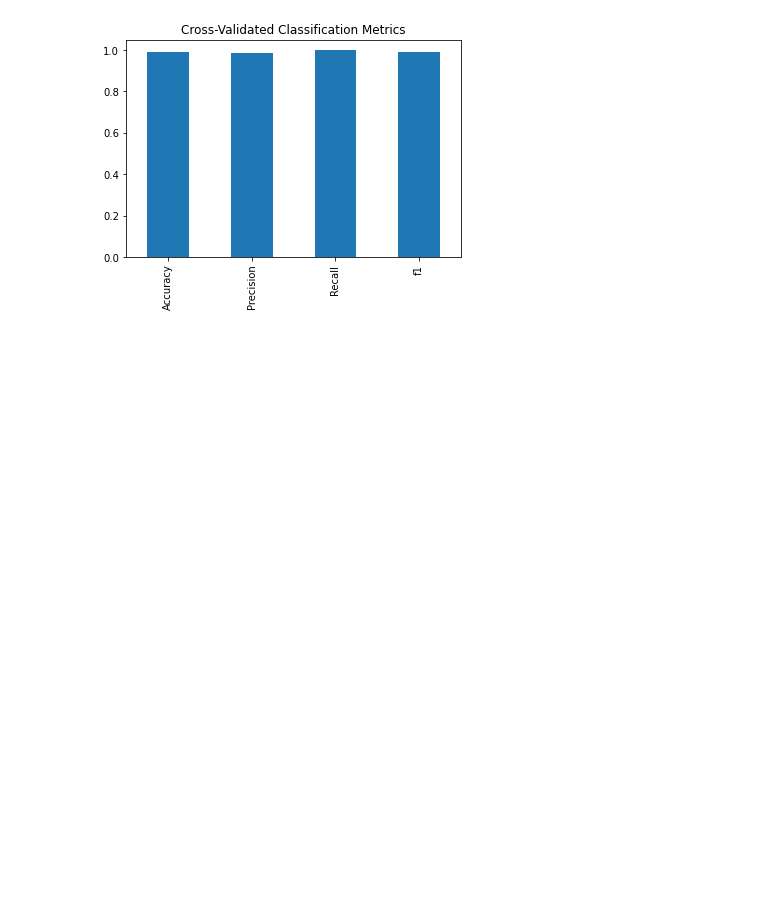
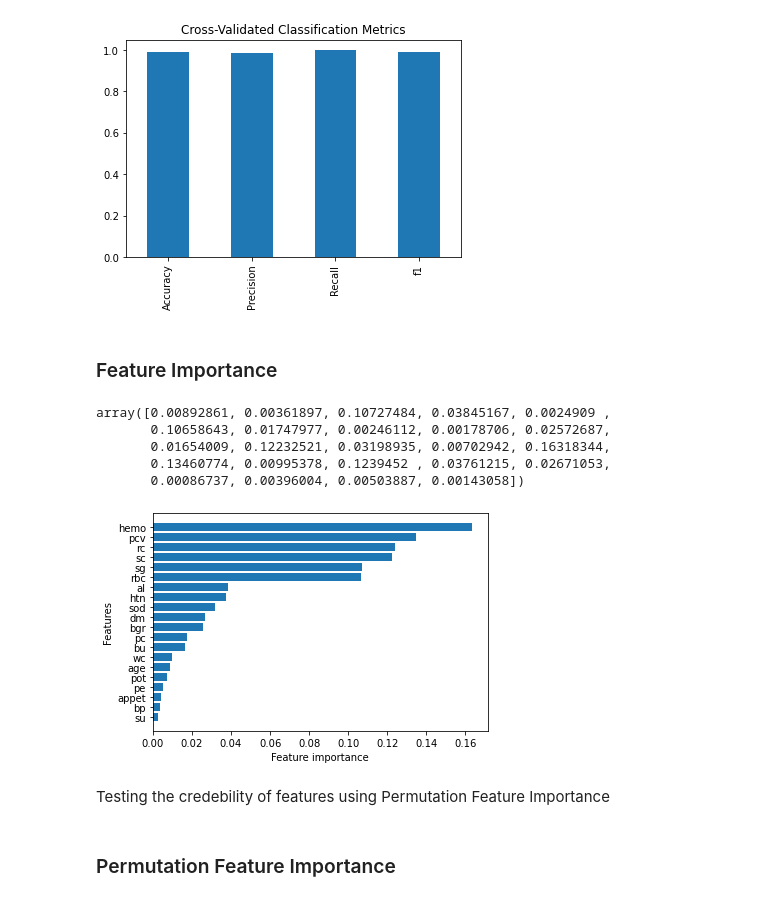
Before and after one commit to Tanishq-19/Chronic_Kidney_Disease_Predictor, a Jupyter notebook: Chronic-Kidney-Disease.ipynb, the cells around one changed output. Cells and saved outputs as stored; diff of their text form; code cells hidden in the pictures; blank space fills up the shorter version.

```diff
--- a/Chronic-Kidney-Disease.ipynb
+++ b/Chronic-Kidney-Disease.ipynb
@@ -682,3 +682,37 @@ cv_metrics.T.plot.bar(title="Cross-Validated Classification Metrics",
                       legend=False);
 # %% [output]
 [figure]
+# %% [markdown]
+### Feature Importance
+# %%
+# Finding the feature importances
+model.feature_importances_
+# %% [output]
+array([0.00892861, 0.00361897, 0.10727484, 0.03845167, 0.0024909 ,
+       0.10658643, 0.01747977, 0.00246112, 0.00178706, 0.02572687,
+       0.01654009, 0.12232521, 0.03198935, 0.00702942, 0.16318344,
+       0.13460774, 0.00995378, 0.1239452 , 0.03761215, 0.02671053,
+       0.00086737, 0.00396004, 0.00503887, 0.00143058])
+# %%
+# Helper function for plotting feature importance
+def plot_features(columns, importances, n=20):
+    df = (pd.DataFrame({"features": columns,
+                        "feature_importances": importances})
+          .sort_values("feature_importances", ascending=False)
+          .reset_index(drop=True))
+
+    # Plot the dataframe
+    fig, ax = plt.subplots()
+    ax.barh(df["features"][:n], df["feature_importances"][:n])
+    ax.set_ylabel("Features")
+    ax.set_xlabel("Feature importance")
+    ax.invert_yaxis()
+# %%
+# Ploting features
+plot_features(X_train.columns, model.feature_importances_)
+# %% [output]
+[figure, added]
+# %% [markdown]
+Testing the credebility of features using Permutation Feature Importance
+# %% [markdown]
+### Permutation Feature Importance
```
Also changed, not shown: parts of 20 cells of this notebook.
